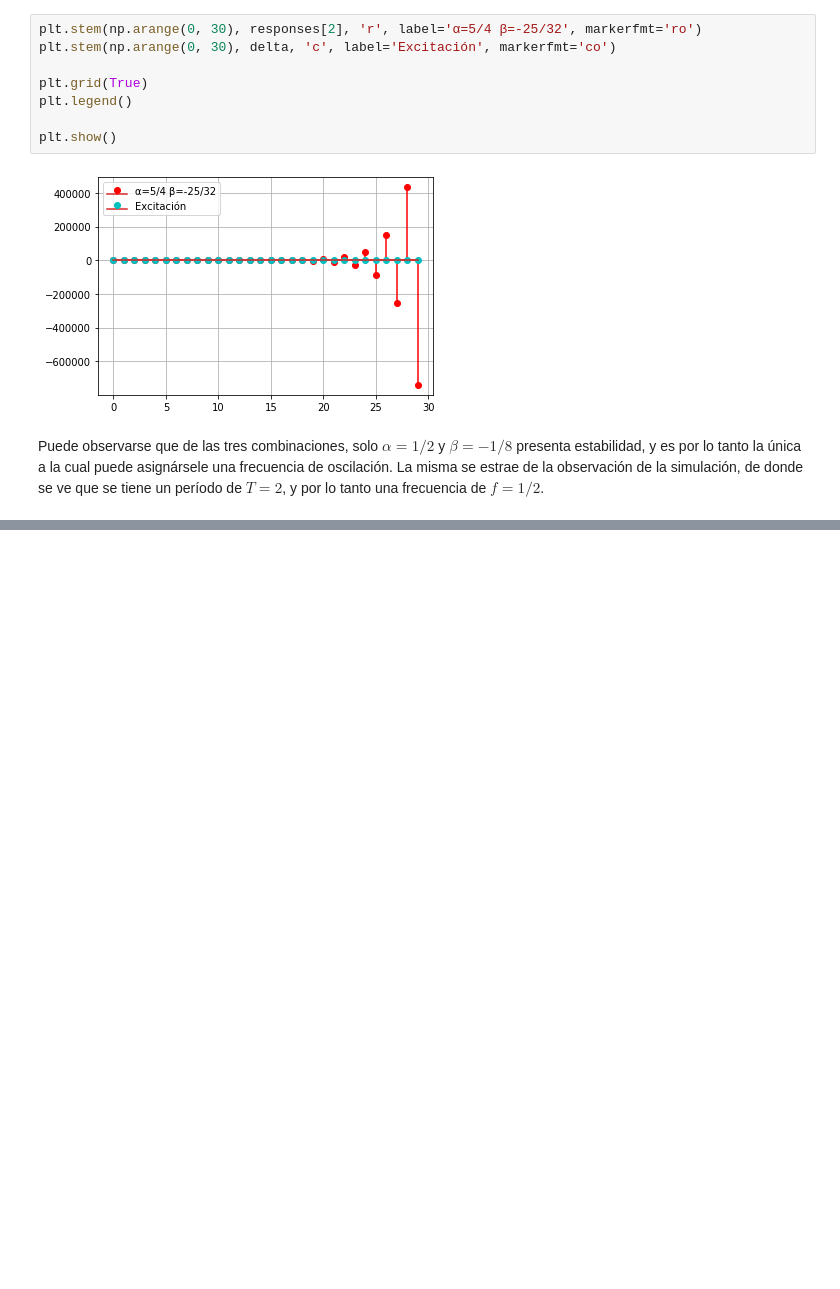
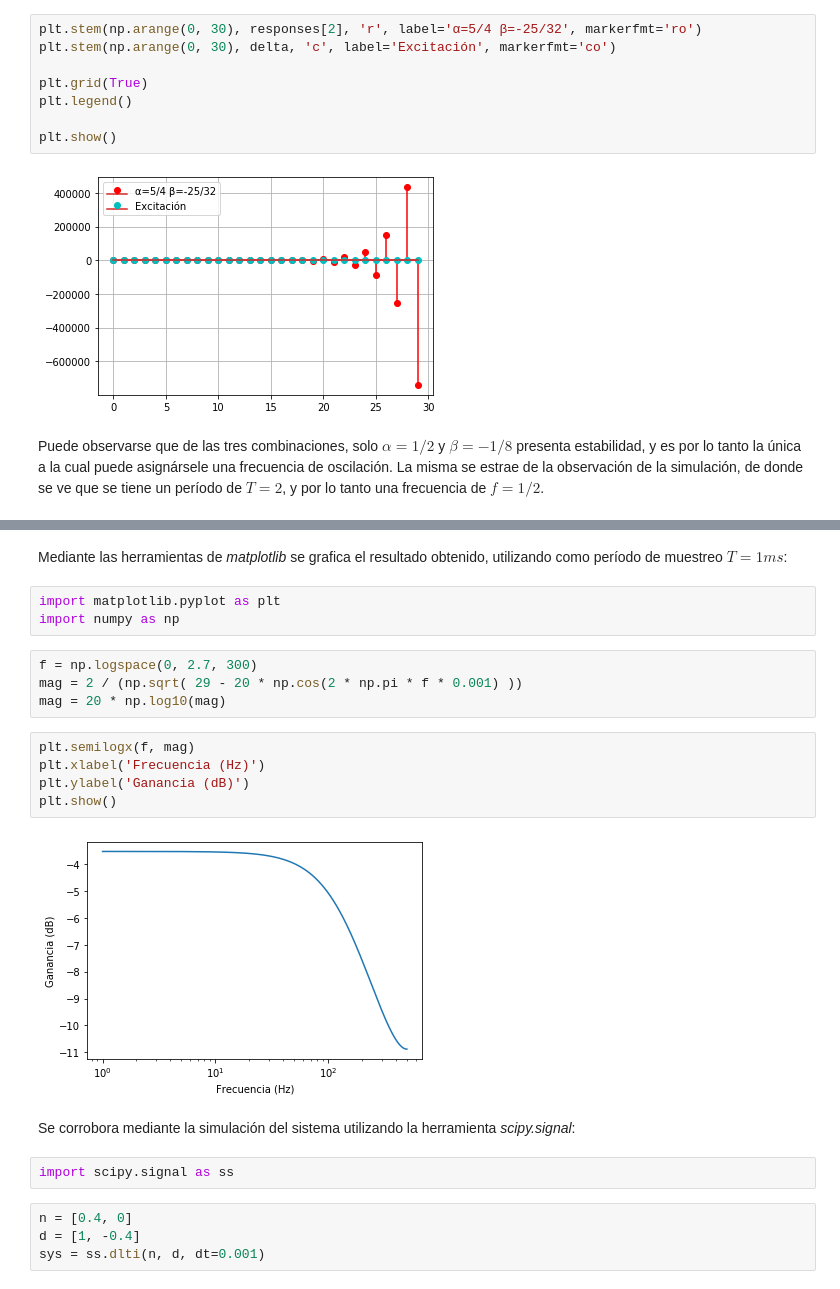
Before and after one commit to grupo-1-ASSD-E2/ASSD-Guia-1, a Jupyter notebook: G1.ipynb, the cells around one changed output, grey strips where cells are left out. Saved outputs shown, nothing was run; the diff lists cells and outputs as text; blank space fills up the shorter version.

```diff
--- a/G1.ipynb
+++ b/G1.ipynb
@@ -102,0 +118,24 @@ Puede observarse que de las tres combinaciones, solo $ \alpha = 1/2 $ y $ \beta
+# %% [markdown]
+Mediante las herramientas de *matplotlib* se grafica el resultado obtenido, utilizando como período de muestreo $ T = 1ms $:
+# %%
+import matplotlib.pyplot as plt
+import numpy as np
+# %%
+f = np.logspace(0, 2.7, 300)
+mag = 2 / (np.sqrt( 29 - 20 * np.cos(2 * np.pi * f * 0.001) ))
+mag = 20 * np.log10(mag)
+# %%
+plt.semilogx(f, mag)
+plt.xlabel('Frecuencia (Hz)')
+plt.ylabel('Ganancia (dB)')
+plt.show()
+# %% [output]
+[figure, added]
+# %% [markdown]
+Se corrobora mediante la simulación del sistema utilizando la herramienta *scipy.signal*:
+# %%
+import scipy.signal as ss
+# %%
+n = [0.4, 0]
+d = [1, -0.4]
+sys = ss.dlti(n, d, dt=0.001)
```
Also changed, not shown: parts of 7 cells of this notebook.
